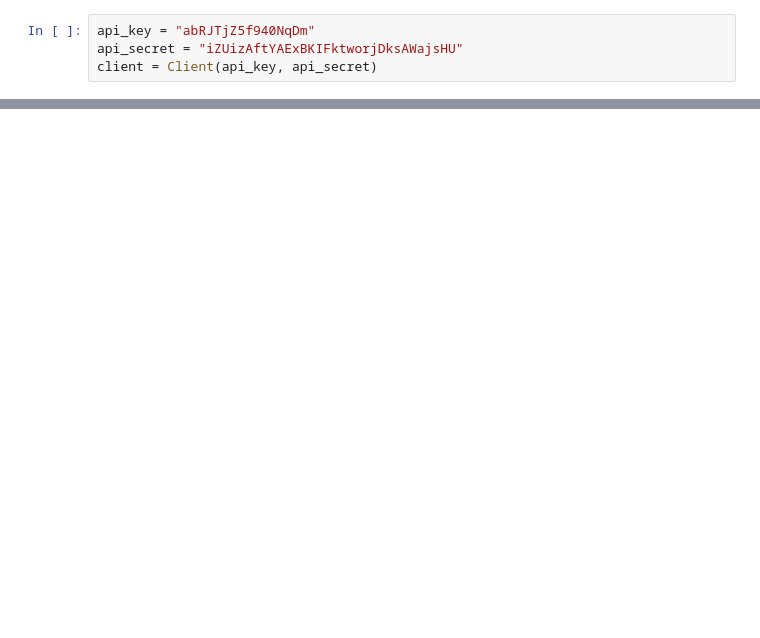
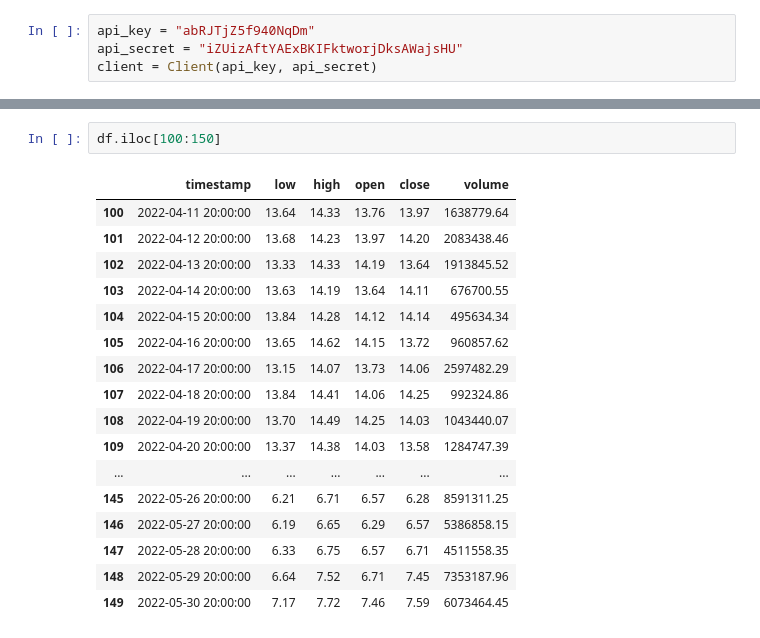
Before and after one commit to huey-nibiru/chainlink-analysis, a Jupyter notebook: coinbase/coinbase_data.ipynb, the cells around one changed output, grey strips where cells are left out. Cells and saved outputs as stored; diff of their text form; blank space fills up the shorter version.

```diff
--- a/coinbase/coinbase_data.ipynb
+++ b/coinbase/coinbase_data.ipynb
@@ -38,0 +90,20 @@ df
+# %%
+df.iloc[100:150]
+# %% [output]
+|  | timestamp | low | high | open | close | volume |
+| 100 | 2022-04-11 20:00:00 | 13.64 | 14.33 | 13.76 | 13.97 | 1638779.64 |
+| 101 | 2022-04-12 20:00:00 | 13.68 | 14.23 | 13.97 | 14.20 | 2083438.46 |
+| 102 | 2022-04-13 20:00:00 | 13.33 | 14.33 | 14.19 | 13.64 | 1913845.52 |
+| 103 | 2022-04-14 20:00:00 | 13.63 | 14.19 | 13.64 | 14.11 | 676700.55 |
+| 104 | 2022-04-15 20:00:00 | 13.84 | 14.28 | 14.12 | 14.14 | 495634.34 |
+| 105 | 2022-04-16 20:00:00 | 13.65 | 14.62 | 14.15 | 13.72 | 960857.62 |
+| 106 | 2022-04-17 20:00:00 | 13.15 | 14.07 | 13.73 | 14.06 | 2597482.29 |
+| 107 | 2022-04-18 20:00:00 | 13.84 | 14.41 | 14.06 | 14.25 | 992324.86 |
+| 108 | 2022-04-19 20:00:00 | 13.70 | 14.49 | 14.25 | 14.03 | 1043440.07 |
+| 109 | 2022-04-20 20:00:00 | 13.37 | 14.38 | 14.03 | 13.58 | 1284747.39 |
+| ... | ... | ... | ... | ... | ... | ... |
+| 145 | 2022-05-26 20:00:00 | 6.21 | 6.71 | 6.57 | 6.28 | 8591311.25 |
+| 146 | 2022-05-27 20:00:00 | 6.19 | 6.65 | 6.29 | 6.57 | 5386858.15 |
+| 147 | 2022-05-28 20:00:00 | 6.33 | 6.75 | 6.57 | 6.71 | 4511558.35 |
+| 148 | 2022-05-29 20:00:00 | 6.64 | 7.52 | 6.71 | 7.45 | 7353187.96 |
+| 149 | 2022-05-30 20:00:00 | 7.17 | 7.72 | 7.46 | 7.59 | 6073464.45 |
```
Also changed, not shown: parts of 7 cells of this notebook.
